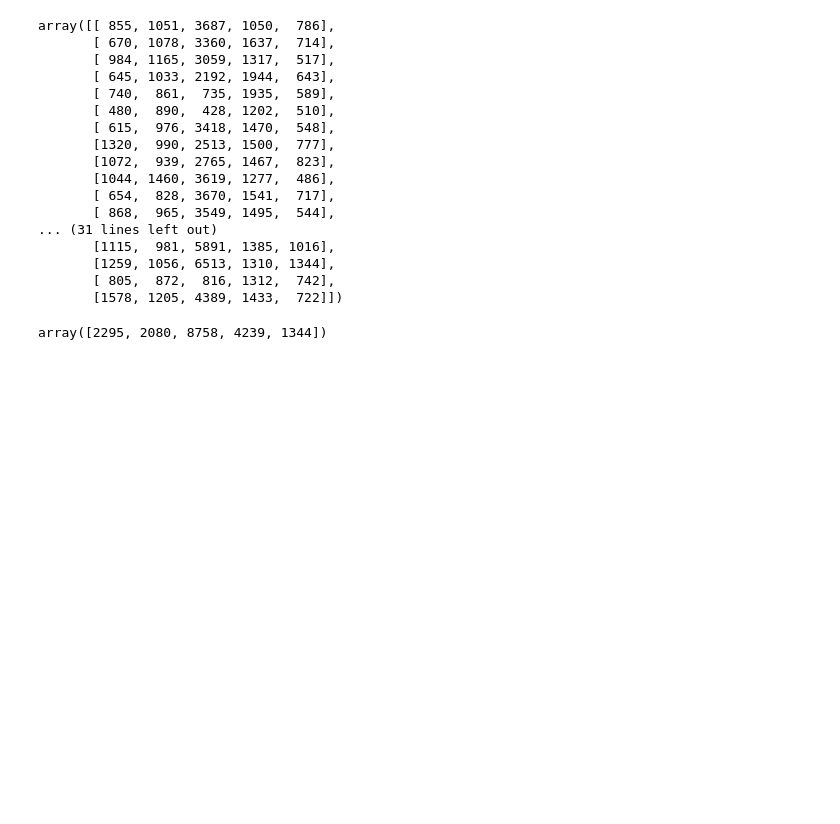
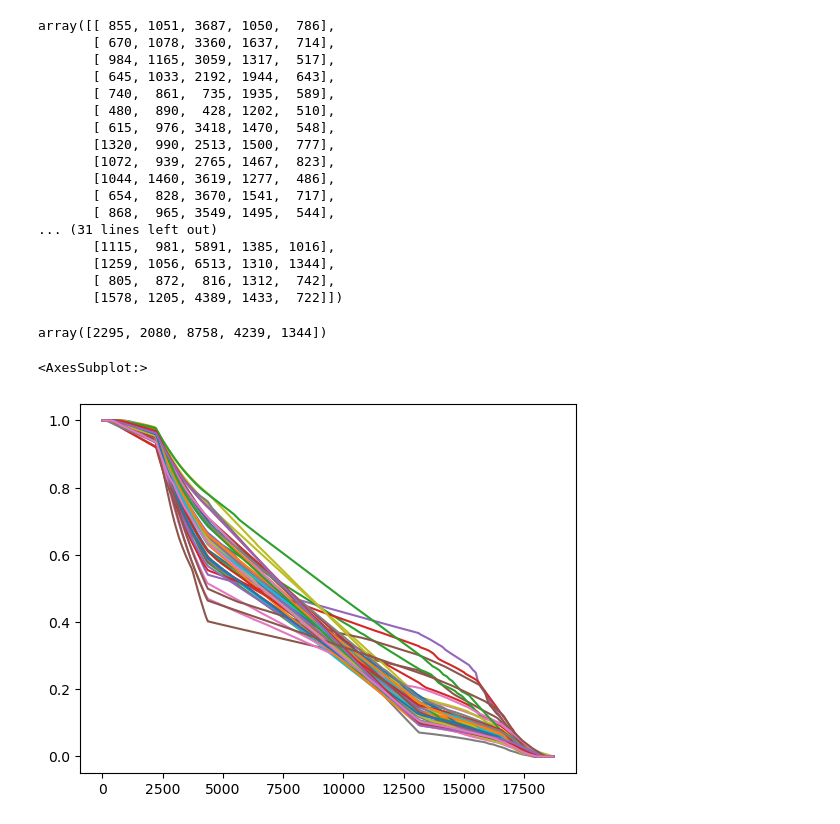
Before and after one commit to RubertiS/Projet_rectangularisation_vols, a Jupyter notebook: Notebooks/decoupage_elementaire.ipynb, the cells around one changed output. Drawn from its saved outputs; the diff is of its cells as text; code cells hidden in the pictures; blank space fills up the shorter version.

```diff
--- a/Notebooks/decoupage_elementaire.ipynb
+++ b/Notebooks/decoupage_elementaire.ipynb
@@ -198,6 +203,11 @@ for V in cols:
     R[V] = pd.DataFrame(data=np.vstack(R[V]).T, columns=rec)
 # %%
 R = m2d.frust_phase_nrm(ds, NL)
+# %%
+R['Masse'].plot(legend=False)
+# %% [output]
+<AxesSubplot:>
+[figure, added]
 # %%
 R['ALT'].plot(legend=False)
 # %% [output]
```
Also changed, not shown: parts of 8 cells of this notebook, 1 other file.
